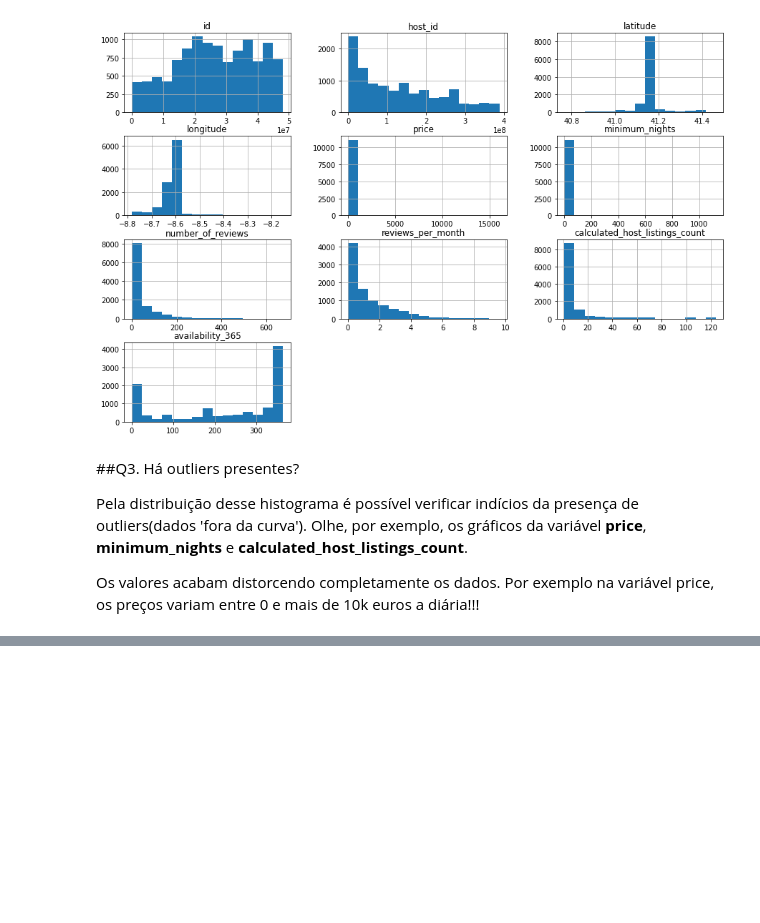
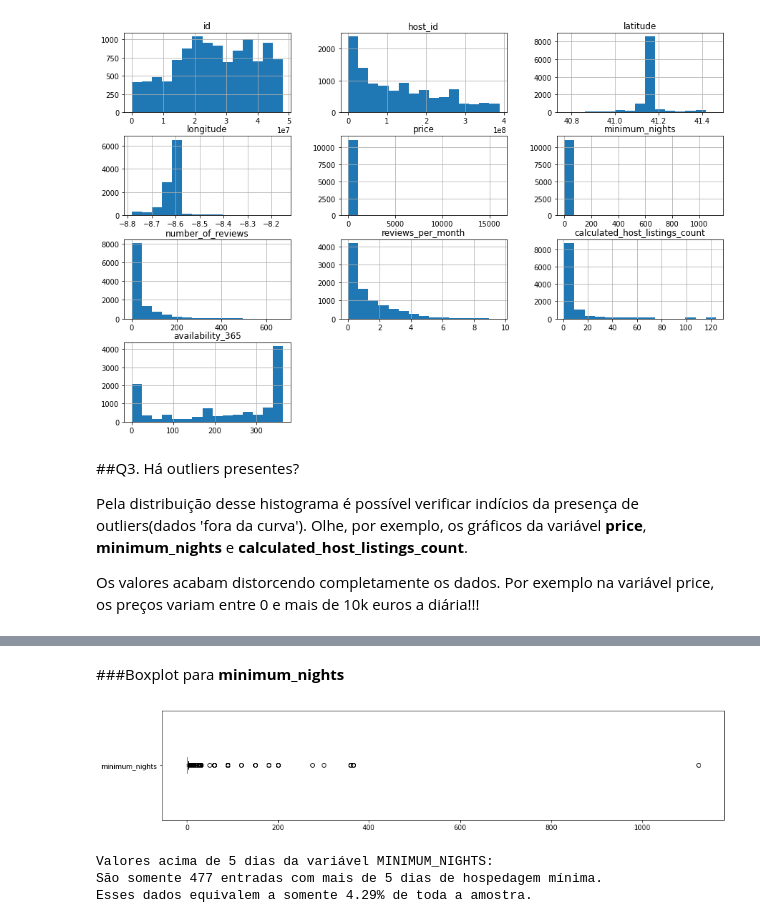
Before and after one commit to rodrigowe1988/Data-Science-na-Pratica, a Jupyter notebook: Dados_do_Airbnb_para_a_cidade_de_Porto_PT.ipynb, the cells around one changed output, grey strips where cells are left out. Saved outputs shown, nothing was run; the diff lists cells and outputs as text; code cells hidden in the pictures; blank space fills up the shorter version.

```diff
--- a/Dados_do_Airbnb_para_a_cidade_de_Porto_PT.ipynb
+++ b/Dados_do_Airbnb_para_a_cidade_de_Porto_PT.ipynb
@@ -199,0 +206,17 @@ df[['price', 'minimum_nights', 'number_of_reviews', 'reviews_per_month', 'calcul
+# %% [markdown]
+###Boxplot para **minimum_nights**
+# %%
+#coluna minimum_nights
+df.minimum_nights.plot(kind='box', vert=False, figsize=(15, 3))
+plt.show()
+print()
+
+#ver a quantidade de valores acima de 5 dias para minimun_nights
+print('Valores acima de 5 dias da variável MINIMUM_NIGHTS:')
+print(f'São somente {len(df[df.minimum_nights > 5]):.0f} entradas com mais de 5 dias de hospedagem mínima.')
+print(f'Esses dados equivalem a somente {len(df[df.minimum_nights > 5]) / df.shape[0] * 100:.2f}% de toda a amostra.')
+# %% [output]
+[figure, added]
+Valores acima de 5 dias da variável MINIMUM_NIGHTS:
+São somente 477 entradas com mais de 5 dias de hospedagem mínima.
+Esses dados equivalem a somente 4.29% de toda a amostra.
```
Also changed, not shown: parts of 20 cells of this notebook.
